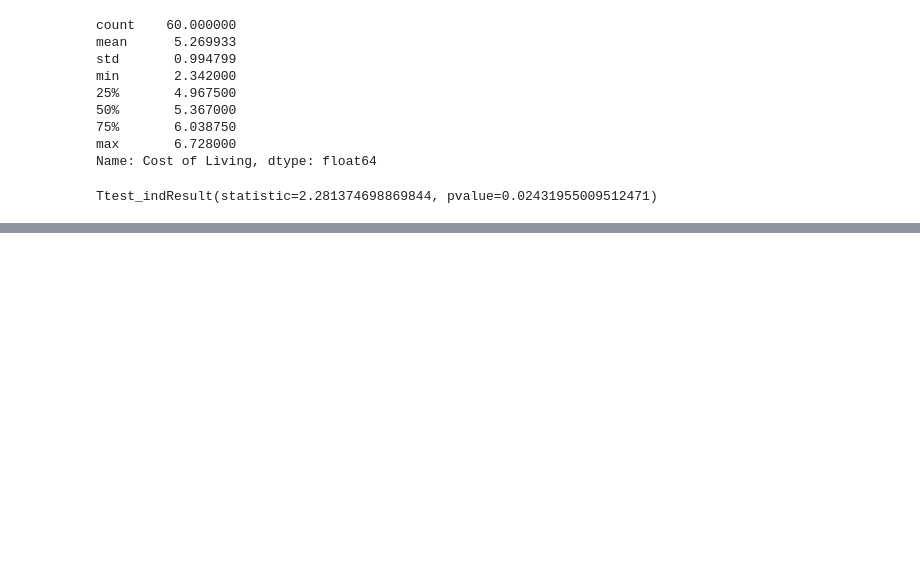
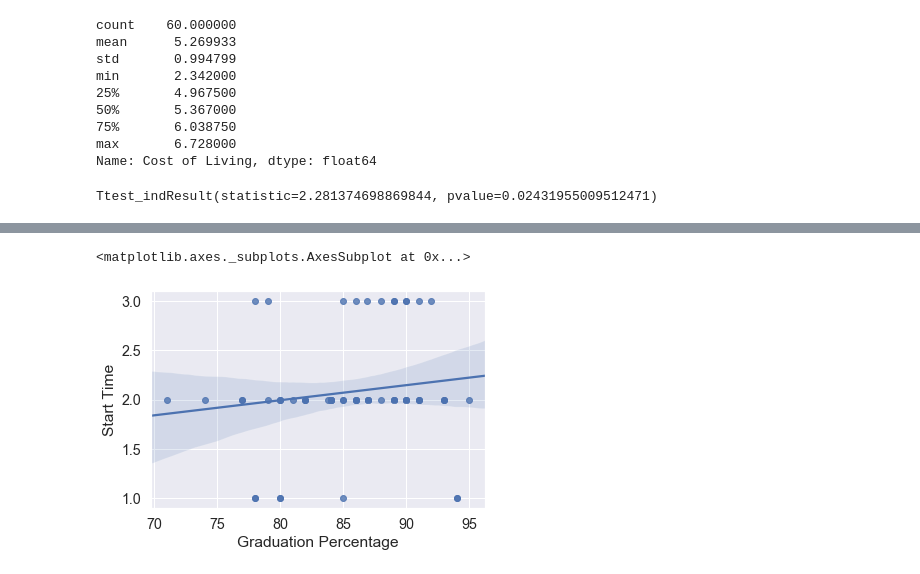
Before and after one commit to Seb-Bas/mod_three_project, a Jupyter notebook: usLivingCostEducation.ipynb, the cells around one changed output, grey strips where cells are left out. Cells and saved outputs as stored; diff of their text form; code cells hidden in the pictures; blank space fills up the shorter version.

```diff
--- a/usLivingCostEducation.ipynb
+++ b/usLivingCostEducation.ipynb
@@ -140,0 +222,7 @@ Ttest_indResult(statistic=2.281374698869844, pvalue=0.02431955009512471)
+# %%
+us_data['Start Time'] = us_data['Culture Level'].apply(lambda x: 3 if x == 'high' else(2 if x == 'medium' else 1))
+# %%
+sns.regplot(us_data['Graduation Percentage'], us_data['Start Time'])
+# %% [output]
+<matplotlib.axes._subplots.AxesSubplot at 0x...>
+[figure, added]
```
Also changed, not shown: parts of 52 cells of this notebook, 11 other files.
